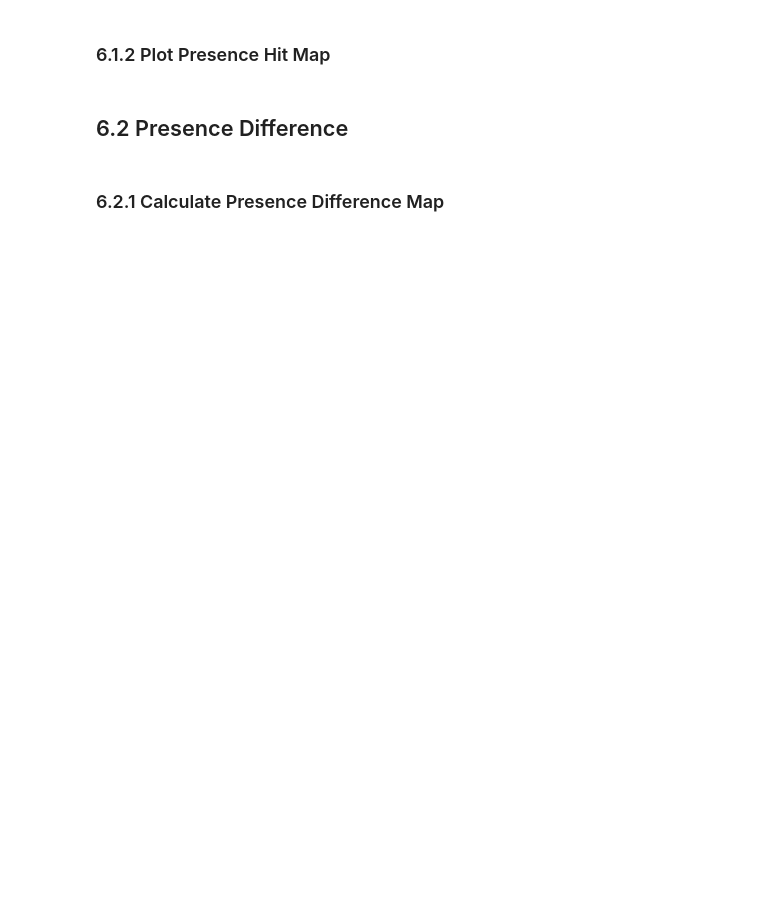
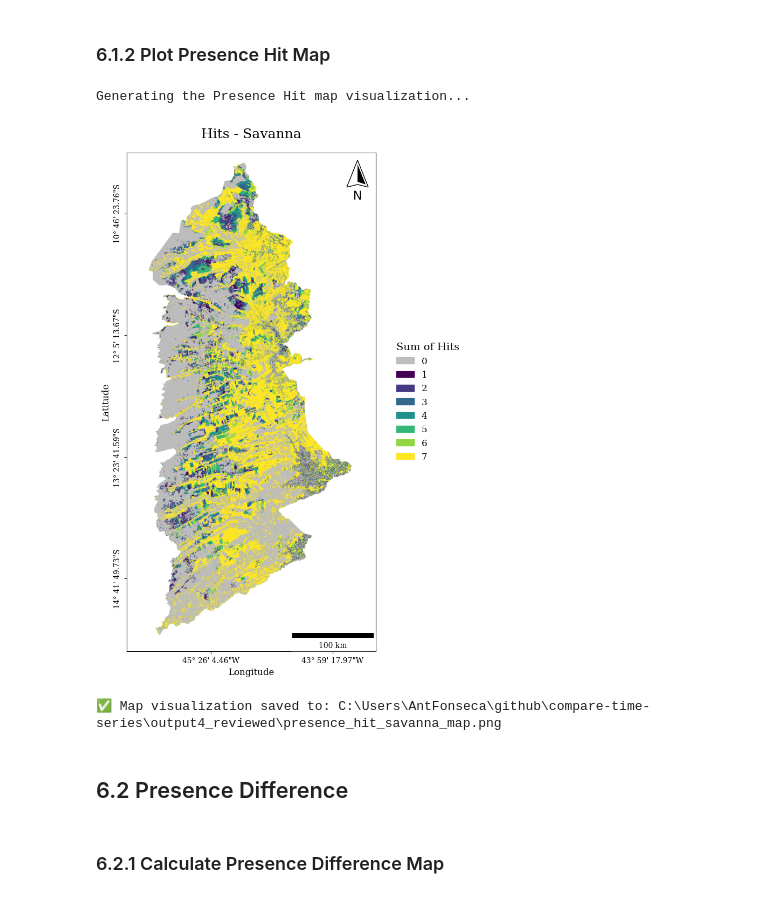
Before and after one commit to antoniovfonseca/compare-time-series, a Jupyter notebook: comparison-time-series-beta4.ipynb, the cells around one changed output. Drawn from its saved outputs; the diff is of its cells as text; code cells hidden in the pictures; blank space fills up the shorter version.

```diff
--- a/comparison-time-series-beta4.ipynb
+++ b/comparison-time-series-beta4.ipynb
@@ -1257,7 +1274,12 @@ if is_binary_data:
 
 else:
     # Continuous: 0 = gray → blue, NoData = white
-    colors = ["#bdbdbd", "#deebf7", "#9ecae1", "#3182bd"]
+    colors = [
+        "#bdbdbd",
+        "#deebf7",
+        "#9ecae1",
+        "#3182bd"
+        ]
     cmap = mcolors.LinearSegmentedColormap.from_list("gray_to_blue_hits", colors)
     cmap.set_bad(color='white')
     max_val = float(np.ma.max(masked_map)) if masked_map.count() > 0 else 1.0
@@ -1296,52 +1318,66 @@ ax.tick_params(axis='x', which='major', labelsize=10, pad=4)
 ax.tick_params(axis='y', which='major', labelsize=10, pad=4)
 plt.setp(ax.get_yticklabels(), rotation=90, va='center')
 
-north_arrow(ax, location="upper right", rotation={"degrees": 0}, shadow=False)
-scalebar = ScaleBar(1/1000, units='km', length_fraction=0.4,
+north_arrow(ax,
+            location="upper right",
+            rotation={"degrees": 0},
+            shadow=False)
+
+scalebar = ScaleBar(1/1000,
+                    units='km',
+                    length_fraction=0.4,
                     location='lower right',
                     scale_formatter=lambda value, _: f"{int(value)} km")
 ax.add_artist(scalebar)
 
 if is_binary_data:
-    labels_legenda = ['0 Year', '1 Year'] + [f'{i} Years' for i in range(2, num_time_points + 1)]
+    labels_legenda = labels_legenda = [str(i) for i in range(num_time_points + 1)]
     patches = [mpatches.Patch(color=colors[i], label=labels_legenda[i]) for i in range(len(labels_legenda))]
     legend = ax.legend(
         handles=patches,
-        title='Number of Time Points in Hit',
+        title='Sum of Hits',
         loc='center left',
         bbox_to_anchor=(1.05, 0.5),
         frameon=False,
         fontsize=12,
         alignment='left'
     )
+    legend.get_title().set_fontsize('14')
     legend.get_title().set_ha('left')
     for t in legend.get_texts():
         t.set_ha('left')
 else:
     cbar = fig.colorbar(
         im,
         ax=ax,
         orientation='vertical',
         fraction=0.046,
         pad=0.08,
         shrink=0.5
     )
     cbar.set_label('Accumulated Presence Hit',
-                   fontsize=12, rotation=0, y=1.08, labelpad=0)
+                   fontsize=12,
+                   rotation=0,
+                   y=1.08,
+                   labelpad=0)
     cbar.set_ticks(np.linspace(0, max_val, num=6))
 
 ax.set_aspect('equal')
-ax.set_title(f'Presence Hit Map - {class_name.capitalize()}', fontsize=18, pad=20)
+ax.set_title(f'Hits - {class_name.capitalize()}', fontsize=18, pad=20)
 ax.set_xlabel('Longitude', fontsize=12)
 ax.set_ylabel('Latitude', fontsize=12)
 
 output_plot_filename = f'presence_hit_{class_name}_map.png'
 final_plot_path = os.path.join(output_path, output_plot_filename)
 
 plt.savefig(final_plot_path, dpi=300, bbox_inches='tight')
 plt.show()
 
 print(f"\n✅ Map visualization saved to: {final_plot_path}")
+# %% [output]
+Generating the Presence Hit map visualization...
+[figure, added]
+✅ Map visualization saved to: C:\Users\AntFonseca\github\compare-time-series\output4_reviewed\presence_hit_savanna_map.png
 # %% [markdown]
 ## 6.2 Presence Difference
 # %% [markdown]
```
Also changed, not shown: parts of 4 cells of this notebook, 7 other files.
